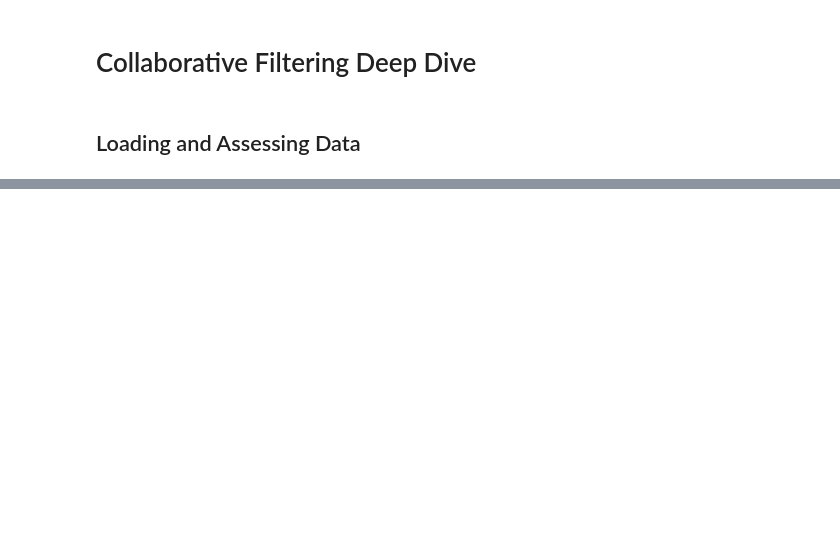
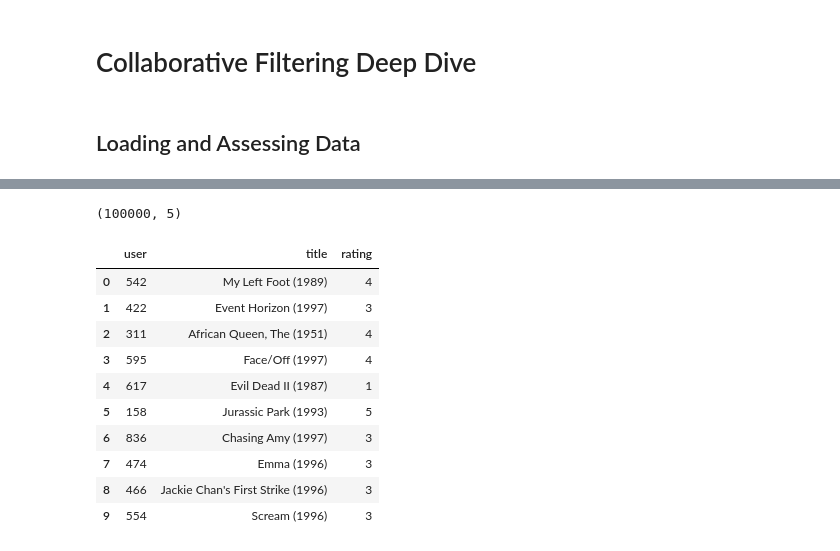
Before and after one commit to bachaudhry/FastAI-22-23, a Jupyter notebook: FastAI_2022_Collaborative_Filtering.ipynb, the cells around one changed output, grey strips where cells are left out. Cells and saved outputs as stored; diff of their text form; code cells hidden in the pictures; blank space fills up the shorter version.

Commit message:
Loaded, assessed data and setup DataLoader

```diff
--- a/FastAI_2022_Collaborative_Filtering.ipynb
+++ b/FastAI_2022_Collaborative_Filtering.ipynb
@@ -9,4 +9,4 @@ set_seed(42)
 # %% [markdown]
 ## Loading and Assessing Data
 # %%
-path = untar_data(URLS.ML_100k)
+path = untar_data(URLs.ML_100k)
@@ -12,0 +17,6 @@ path = untar_data(URLS.ML_100k)
+# %%
+# Loading the data from the file u.data which is tab separated with 4
+# primary columns. These need to be declared when creating the dataframe
+ratings = pd.read_csv(path/'u.data', delimiter='\t', header=None,
+                      names=['user', 'movie', 'rating', 'timestamp'])
+ratings.head()
@@ -12,0 +53,4 @@ path = untar_data(URLS.ML_100k)
+# %%
+movies = pd.read_csv(path/'u.item', delimiter='|', encoding='latin-1',
+                     usecols=(0,1), names=('movie', 'title'), header=None)
+movies.head()
@@ -12,0 +64,4 @@ path = untar_data(URLS.ML_100k)
+# %%
+# Merging the ratings table with movies
+ratings = ratings.merge(movies)
+ratings.head()
@@ -12,0 +75,20 @@ path = untar_data(URLS.ML_100k)
+# %%
+ratings.shape
+# %% [output]
+(100000, 5)
+# %%
+# Building a DataLoader
+dls = CollabDataLoaders.from_df(ratings, item_name='title', bs=64)
+dls.show_batch()
+# %% [output]
+|  | user | title | rating |
+| 0 | 542 | My Left Foot (1989) | 4 |
+| 1 | 422 | Event Horizon (1997) | 3 |
+| 2 | 311 | African Queen, The (1951) | 4 |
+| 3 | 595 | Face/Off (1997) | 4 |
+| 4 | 617 | Evil Dead II (1987) | 1 |
+| 5 | 158 | Jurassic Park (1993) | 5 |
+| 6 | 836 | Chasing Amy (1997) | 3 |
+| 7 | 474 | Emma (1996) | 3 |
+| 8 | 466 | Jackie Chan's First Strike (1996) | 3 |
+| 9 | 554 | Scream (1996) | 3 |
```
Also changed, not shown: parts of 8 cells of this notebook.
